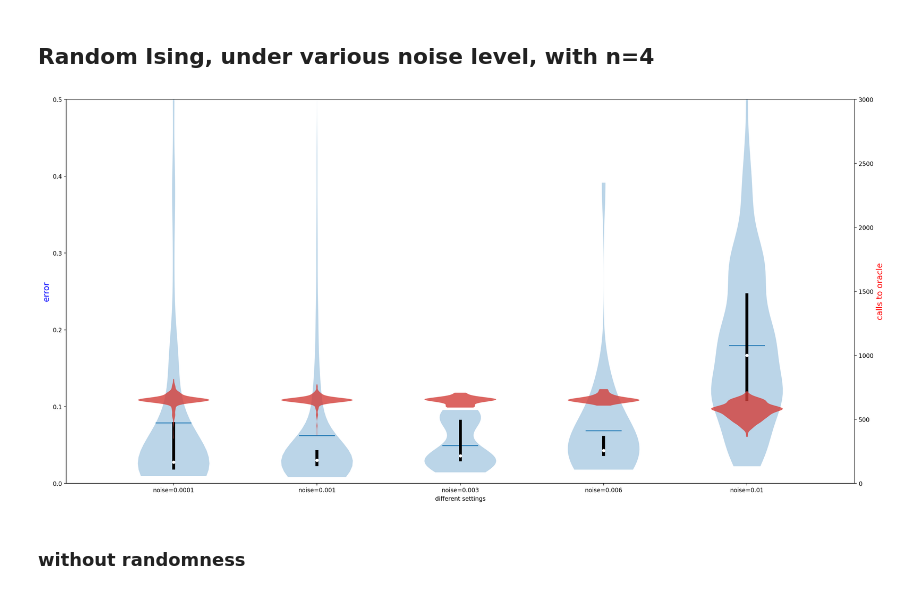
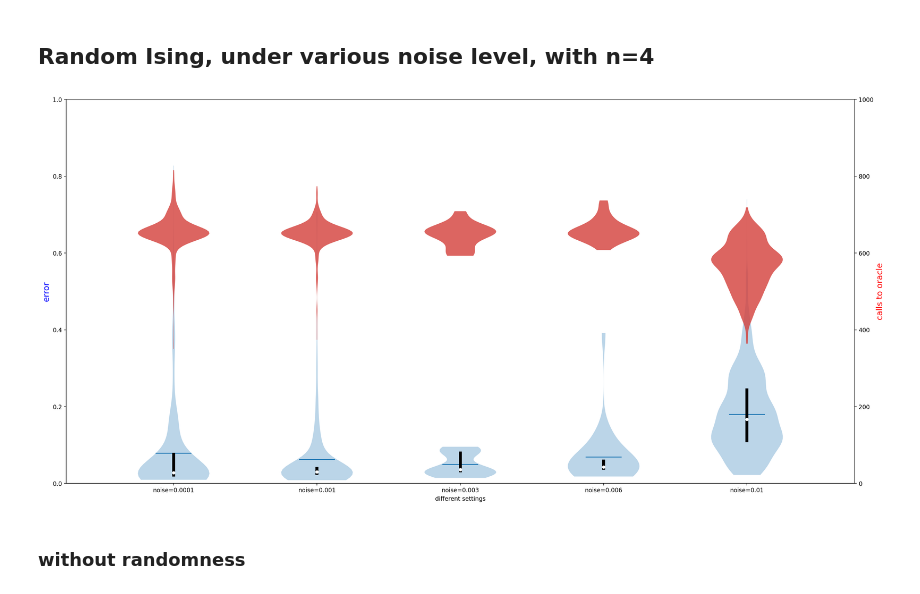
Before and after one commit to zyHan2077/HamiltonianLearning, a Jupyter notebook: plot/dataPresentation.ipynb, the cells around one changed output. Drawn from its saved outputs; the diff is of its cells as text; code cells hidden in the pictures.

Commit message:
add figure

```diff
--- a/plot/dataPresentation.ipynb
+++ b/plot/dataPresentation.ipynb
@@ -174,36 +174,36 @@ fig, ax1 = plt.subplots(nrows=1, ncols=1, figsize=(24, 12), sharey=True, dpi=200
 set_axis_style(ax1, titles)
 quartile1, medians, quartile3= [], [], []
 for e in errors:
     q1, m, q3 = np.percentile(e, [25, 50, 75], axis=0)
 #     print(q1, m, q3)
     quartile1.append(q1)
     medians.append(m)
     quartile3.append(q3)
 
 # print(quartile1, quartile3, medians)
 ax1.violinplot(errors, showmeans=True, showmedians=False,
         showextrema=False)
 inds = np.arange(1, len(medians) + 1)
 ax1.set_ylabel("error", color="blue", size=14)
 ax1.scatter(inds, medians, marker='o', color='white', s=20, zorder=3)
 ax1.vlines(inds, quartile1, quartile3, color='k', linestyle='-', lw=5)
 
 ax2 = ax1.twinx()
 ax2.set_ylabel("calls to oracle", color="red",fontsize=14)
 # ax2.scatter([1, 2], [1000, 1500], color="red")
 # ax2.vlines(inds, quartile1, quartile3, color='k', linestyle='-', lw=5)
 parts = ax2.violinplot(calls, showmeans=False, showmedians=False,
         showextrema=False)
-ax2.set_ylim([0, 3000])
-ax1.set_ylim([0, 0.5])
+ax2.set_ylim([0, 1000])
+ax1.set_ylim([0, 1.0])
 for pc in parts['bodies']:
     pc.set_facecolor('#D43F3A')
 #     pc.set_edgecolor('black')
     pc.set_alpha(0.8)
 plt.savefig("RandomIsing_n=4_varNoise_violin.svg", format="svg")
 plt.show()
 # %% [output]
-[figure, old version]
+[figure, new version]
 # %% [markdown]
 ### without randomness
 # %%
```
Also changed, not shown: parts of 3 cells of this notebook, 13 other files.
